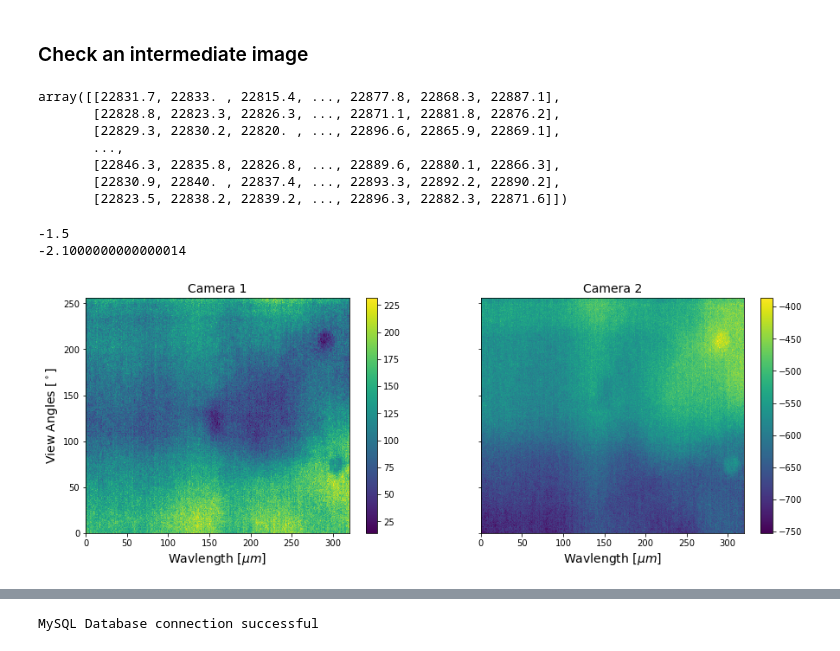
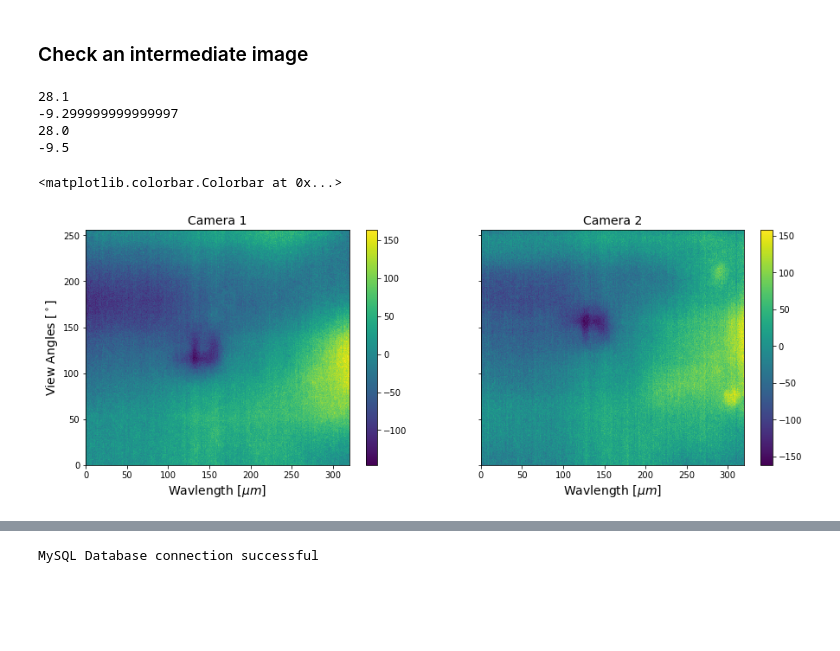
Before and after one commit to Polarization-Lab/IRCSP-Payload, a Jupyter notebook: DataManagement/process_capture_data.ipynb, the cells around one changed output, grey strips where cells are left out. Saved outputs shown, nothing was run; the diff lists cells and outputs as text; code cells hidden in the pictures; blank space fills up the shorter version.

Commit message:
new SQL functions, improved I/O and local stabilization applied

```diff
--- a/DataManagement/process_capture_data.ipynb
+++ b/DataManagement/process_capture_data.ipynb
@@ -101,52 +39,52 @@ plt.show()
 # %% [markdown]
 ### Check an intermediate image
-# %%
-def rc(r,T,m,b,T_ref):
-    ''''this is the NUC correction function'''
-    return(r + m*(T_ref-T) - b)
-# %% [output]
-array([[22831.7, 22833. , 22815.4, ..., 22877.8, 22868.3, 22887.1],
-       [22828.8, 22823.3, 22826.3, ..., 22871.1, 22881.8, 22876.2],
-       [22829.3, 22830.2, 22820. , ..., 22896.6, 22865.9, 22869.1],
-       ...,
-       [22846.3, 22835.8, 22826.8, ..., 22889.6, 22880.1, 22866.3],
-       [22830.9, 22840. , 22837.4, ..., 22893.3, 22892.2, 22890.2],
-       [22823.5, 22838.2, 22839.2, ..., 22896.3, 22882.3, 22871.6]])
 # %%
-filename = path + 'Capture'+str(1500)+'.hdf5'
+filename_ground = path + 'Capture'+str(1366)+'.hdf5'
+
+filename = path + 'Capture'+str(1800)+'.hdf5'
+
 
 with h5py.File(filename, "r") as file:
-     image1 = np.mean(file['image1'][()],axis = 0)
-     image2 = np.mean(file['image2'][()],axis = 0)
-     t1 = np.mean(file['temp1'][()])
-     t2 = np.mean(file['temp2'][()])
+    image1 = np.mean(file['image1'][()],axis = 0)
+    image2 = np.mean(file['image2'][()],axis = 0)
+    t1 = np.mean(file['temp1'][()])
+    t2 = np.mean(file['temp2'][()])
 
-c1 = rc(image1 ,t1,-.1, D1,tref1)
-print(t1-tref1)
-print(t2-tref2)
+with h5py.File(filename_ground, "r") as file:
+    image1g = np.mean(file['image1'][()],axis = 0)
+    image2g = np.mean(file['image2'][()],axis = 0)
+    t1g = np.mean(file['temp1'][()])
+    t2g = np.mean(file['temp2'][()])
 
-c2 = rc(image2 ,t2,-1, D2,tref2)
-#c2[c2 <= 0] = 0
+
+c1 = (image1-np.mean(image1))
+print(t1)
+print(t1-t1g)
+
+c2 = (image2-np.mean(image2))
+print(t2)
+print(t2-t2g)
 
 #plot test images, test appearance
 fig, axes = plt.subplots(nrows=1, ncols=2, figsize=(15, 5),sharey = True)
 
 p1 = axes[0].pcolormesh(c1,shading = 'auto')
 fig.colorbar(p1, ax=axes[0])
 axes[0].set_title('Camera 1',fontsize = 14)
 axes[0].set_ylabel('View Angles [$^\circ$]',fontsize = 14)
 axes[0].set_xlabel('Wavlength [$\mu m$]',fontsize = 14)
 
 p2 = axes[1].pcolormesh(c2,shading = 'auto')
 axes[1].set_title('Camera 2',fontsize = 14)
 axes[1].set_xlabel('Wavlength [$\mu m$]',fontsize = 14)
 fig.colorbar(p2, ax=axes[1])
-
-plt.show()
 # %% [output]
--1.5
--2.1000000000000014
+28.1
+-9.299999999999997
+28.0
+-9.5
+<matplotlib.colorbar.Colorbar at 0x...>
-[figure, old version]
+[figure, new version]
 # %%
 def importCapture(index,x,y):
     filename = path + 'Capture'+str(index)+'.hdf5'
```
Also changed, not shown: parts of 17 cells of this notebook, 8 other files.
